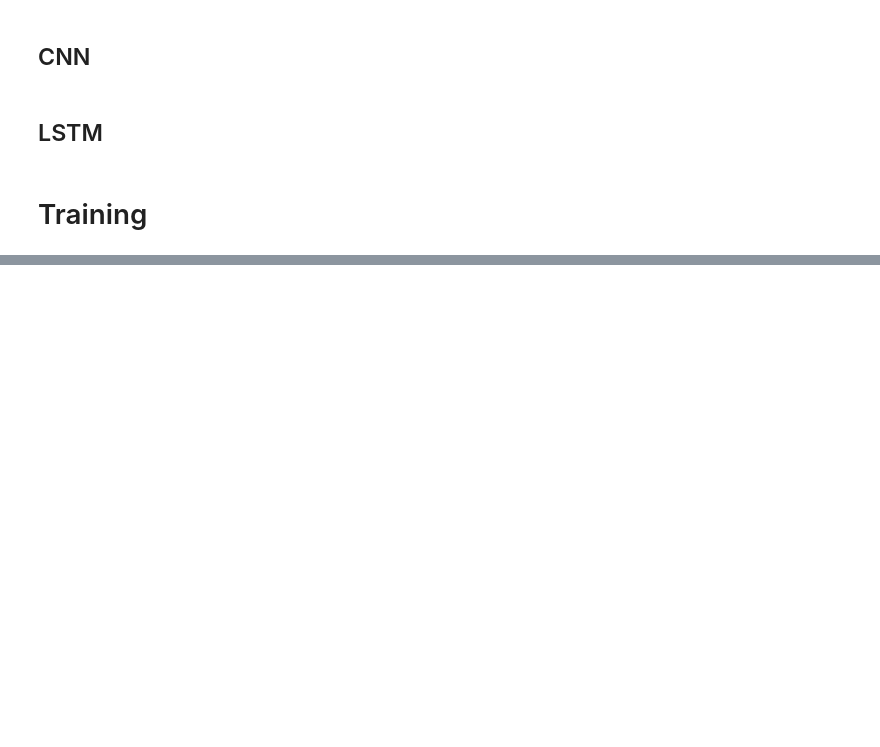
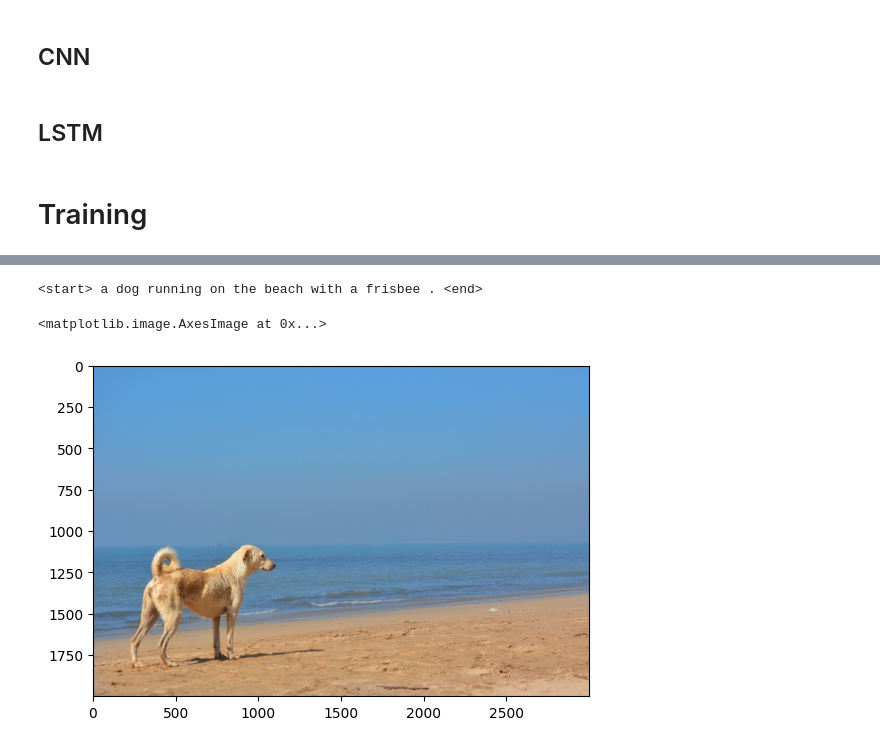
Before and after one commit to abcd-EGH/DL-pytorch, a Jupyter notebook: ImageCaptioning/CNN+LSTM.ipynb, the cells around one changed output, grey strips where cells are left out. Saved outputs shown, nothing was run; the diff lists cells and outputs as text; code cells hidden in the pictures; blank space fills up the shorter version.

Commit message:
[ADD] Image Captioning Training & Test with sample images

```diff
--- a/ImageCaptioning/CNN+LSTM.ipynb
+++ b/ImageCaptioning/CNN+LSTM.ipynb
@@ -476,0 +425,70 @@ plt.imshow(np.asarray(img))
+# %%
+image_file_path = 'images3.jpg'
+
+# Device configuration
+device = torch.device('cuda' if torch.cuda.is_available() else 'cpu')
+
+
+def load_image(image_file_path, transform=None):
+    img = Image.open(image_file_path).convert('RGB')
+    img = img.resize([224, 224], Image.LANCZOS)
+
+    if transform is not None:
+        img = transform(img).unsqueeze(0)
+
+    return img
+
+
+# Image preprocessing
+transform = transforms.Compose([
+    transforms.ToTensor(),
+    transforms.Normalize((0.485, 0.456, 0.406),
+                         (0.229, 0.224, 0.225))])
+
+
+# Load vocabulary wrapper
+with open('data_dir/vocabulary.pkl', 'rb') as f:
+    vocabulary = pickle.load(f)
+
+
+# Build models
+encoder = CNNModel(256).eval()  # eval mode (batchnorm uses moving mean/variance)
+decoder = LSTMModel(256, 512, len(vocabulary), 1)
+encoder = encoder.to(device)
+decoder = decoder.to(device)
+
+
+# Load the trained model parameters
+encoder.load_state_dict(torch.load('results_dir/encoder.pt', weights_only=True))
+decoder.load_state_dict(torch.load('results_dir/decoder.pt', weights_only=True))
+
+# Prepare an image
+img = load_image(image_file_path, transform)
+img_tensor = img.to(device)
+
+
+# Generate an caption from the image
+feat = encoder(img_tensor)
+sampled_indices = decoder.sample(feat)
+sampled_indices = sampled_indices[0].cpu().numpy()          # (1, max_seq_length) -> (max_seq_length)
+
+
+# Convert word_ids to words
+predicted_caption = []
+for token_index in sampled_indices:
+    word = vocabulary.i2w[token_index]
+    predicted_caption.append(word)
+    if word == '<end>':
+        break
+predicted_sentence = ' '.join(predicted_caption)
+
+
+# Print out the image and the generated caption
+%matplotlib inline
+print (predicted_sentence)
+img = Image.open(image_file_path)
+plt.imshow(np.asarray(img))
+# %% [output]
+<start> a dog running on the beach with a frisbee . <end>
+<matplotlib.image.AxesImage at 0x...>
+[figure, added]
```
Also changed, not shown: parts of 4 cells of this notebook, 4 other files.
